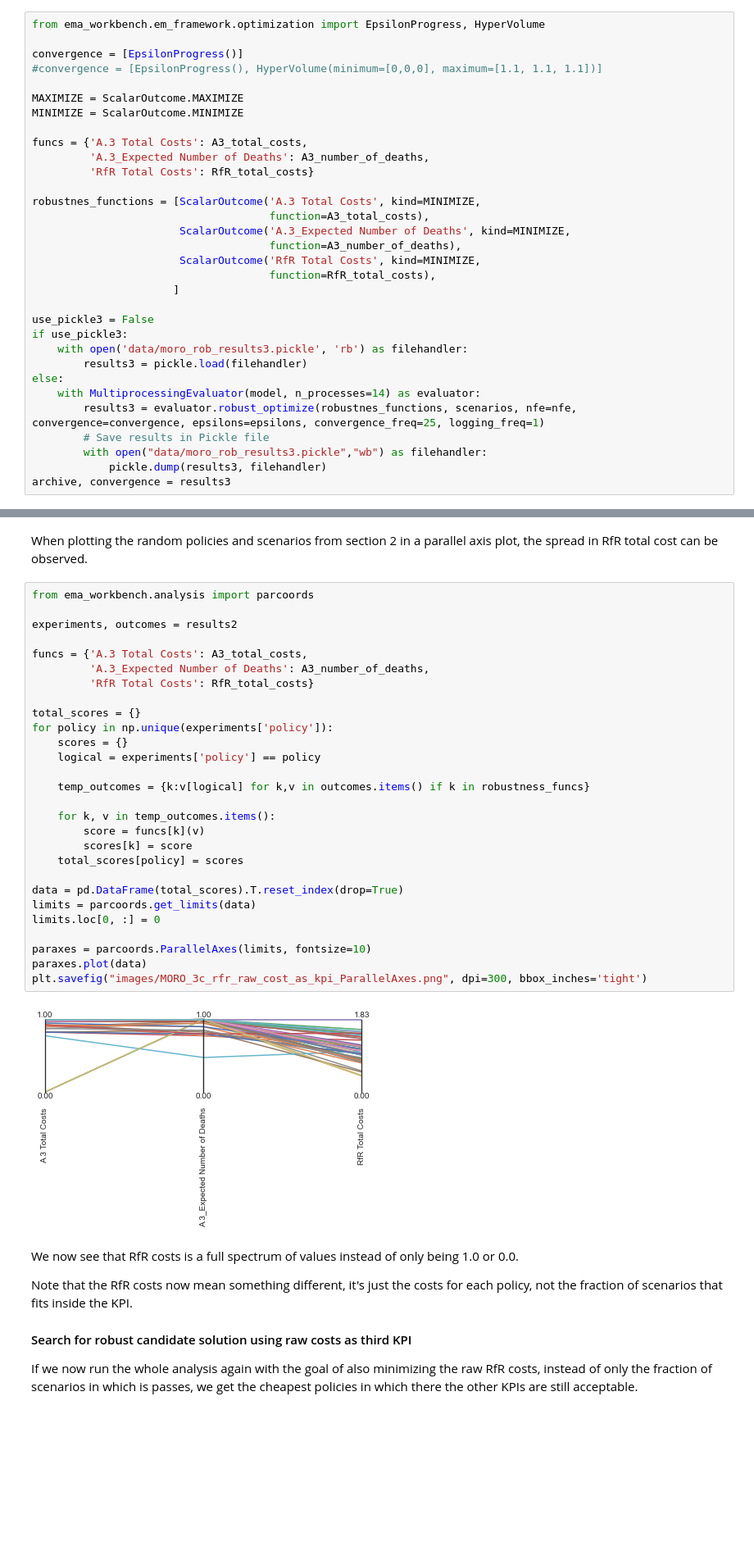
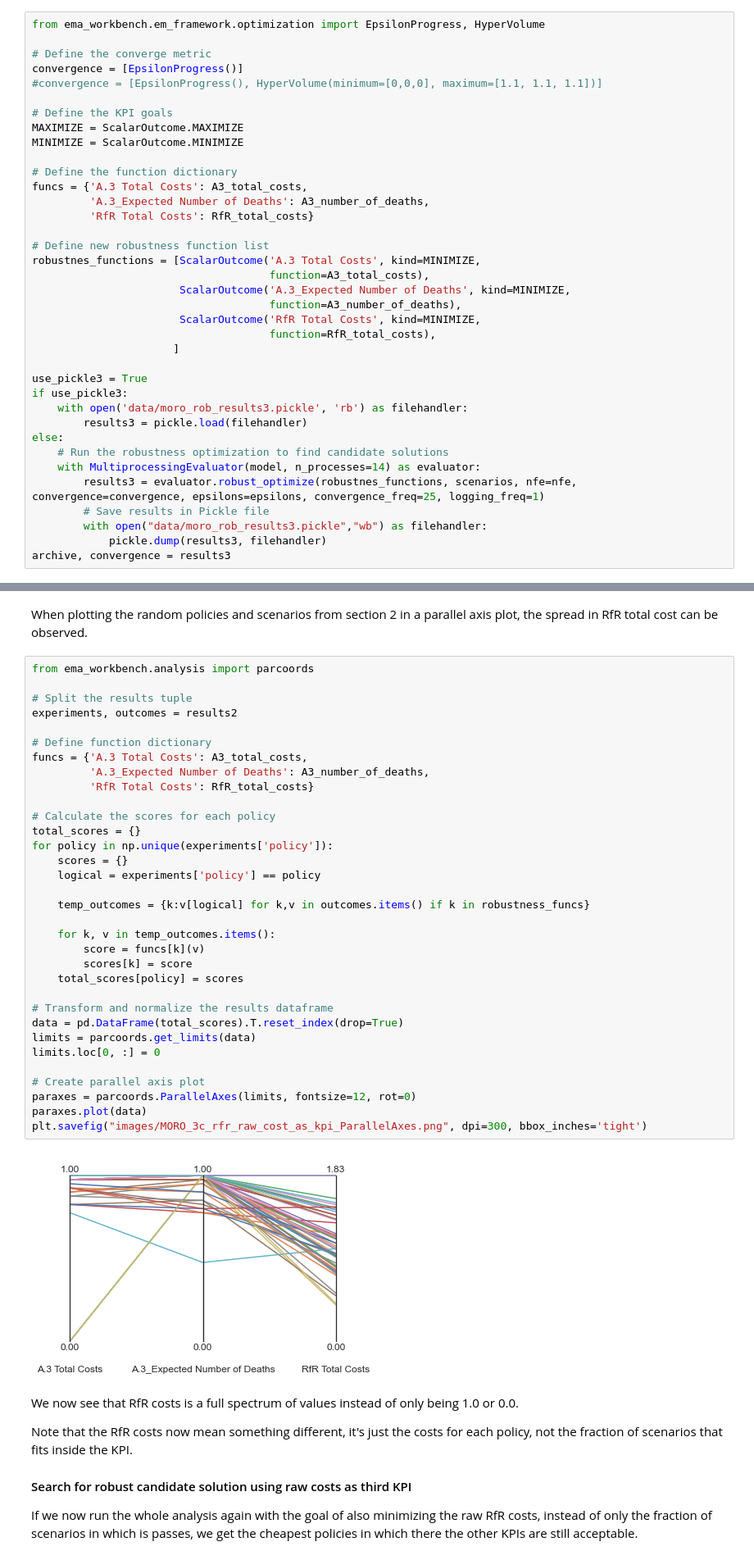
Before and after one commit to EwoutH/modelbased-g13, a Jupyter notebook: MORO robustness optimization.ipynb, the cells around one changed output, grey strips where cells are left out. Shown at 82% size. Cells and saved outputs as stored; diff of their text form; blank space fills up the shorter version.

```diff
--- a/MORO robustness optimization.ipynb
+++ b/MORO robustness optimization.ipynb
@@ -280,16 +295,20 @@ epsilons = [0.001]*len(model.outcomes)
 # %%
 from ema_workbench.em_framework.optimization import EpsilonProgress, HyperVolume
 
+# Define the converge metric
 convergence = [EpsilonProgress()]
 #convergence = [EpsilonProgress(), HyperVolume(minimum=[0,0,0], maximum=[1.1, 1.1, 1.1])]
 
+# Define the KPI goals
 MAXIMIZE = ScalarOutcome.MAXIMIZE
 MINIMIZE = ScalarOutcome.MINIMIZE
 
+# Define the function dictionary
 funcs = {'A.3 Total Costs': A3_total_costs,
          'A.3_Expected Number of Deaths': A3_number_of_deaths,
          'RfR Total Costs': RfR_total_costs}
 
+# Define new robustness function list
 robustnes_functions = [ScalarOutcome('A.3 Total Costs', kind=MINIMIZE,
                                      function=A3_total_costs),
                        ScalarOutcome('A.3_Expected Number of Deaths', kind=MINIMIZE,
@@ -298,11 +317,12 @@ robustnes_functions = [ScalarOutcome('A.3 Total Costs', kind=MINIMIZE,
                                      function=RfR_total_costs),
                       ]
 
-use_pickle3 = False
+use_pickle3 = True
 if use_pickle3:
     with open('data/moro_rob_results3.pickle', 'rb') as filehandler:
         results3 = pickle.load(filehandler)
 else:
+    # Run the robustness optimization to find candidate solutions
     with MultiprocessingEvaluator(model, n_processes=14) as evaluator:
         results3 = evaluator.robust_optimize(robustnes_functions, scenarios, nfe=nfe, convergence=convergence, epsilons=epsilons, convergence_freq=25, logging_freq=1)
         # Save results in Pickle file
@@ -365,33 +391,38 @@ When plotting the random policies and scenarios from section 2 in a parallel axi
 # %%
 from ema_workbench.analysis import parcoords
 
+# Split the results tuple
 experiments, outcomes = results2
 
+# Define function dictionary
 funcs = {'A.3 Total Costs': A3_total_costs,
          'A.3_Expected Number of Deaths': A3_number_of_deaths,
          'RfR Total Costs': RfR_total_costs}
 
+# Calculate the scores for each policy
 total_scores = {}
 for policy in np.unique(experiments['policy']):
     scores = {}
     logical = experiments['policy'] == policy
 
     temp_outcomes = {k:v[logical] for k,v in outcomes.items() if k in robustness_funcs}
 
     for k, v in temp_outcomes.items():
         score = funcs[k](v)
         scores[k] = score
     total_scores[policy] = scores
 
+# Transform and normalize the results dataframe
 data = pd.DataFrame(total_scores).T.reset_index(drop=True)
 limits = parcoords.get_limits(data)
 limits.loc[0, :] = 0
 
-paraxes = parcoords.ParallelAxes(limits, fontsize=10)
+# Create parallel axis plot
+paraxes = parcoords.ParallelAxes(limits, fontsize=12, rot=0)
 paraxes.plot(data)
 plt.savefig("images/MORO_3c_rfr_raw_cost_as_kpi_ParallelAxes.png", dpi=300, bbox_inches='tight')
 # %% [output]
-[figure, old version]
+[figure, new version]
 # %% [markdown]
 We now see that RfR costs is a full spectrum of values instead of only being 1.0 or 0.0.
 
```
Also changed, not shown: parts of 38 cells of this notebook.
